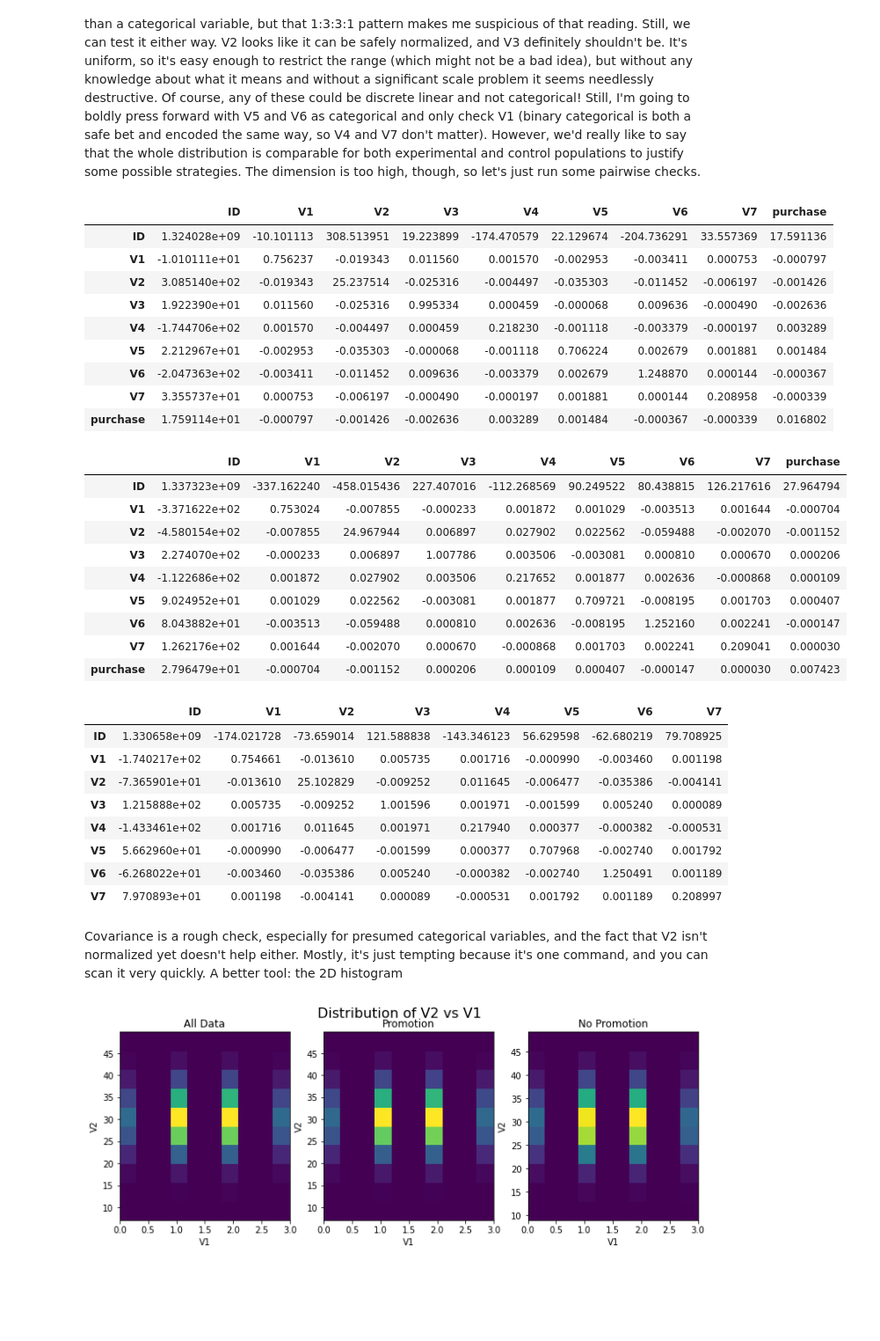
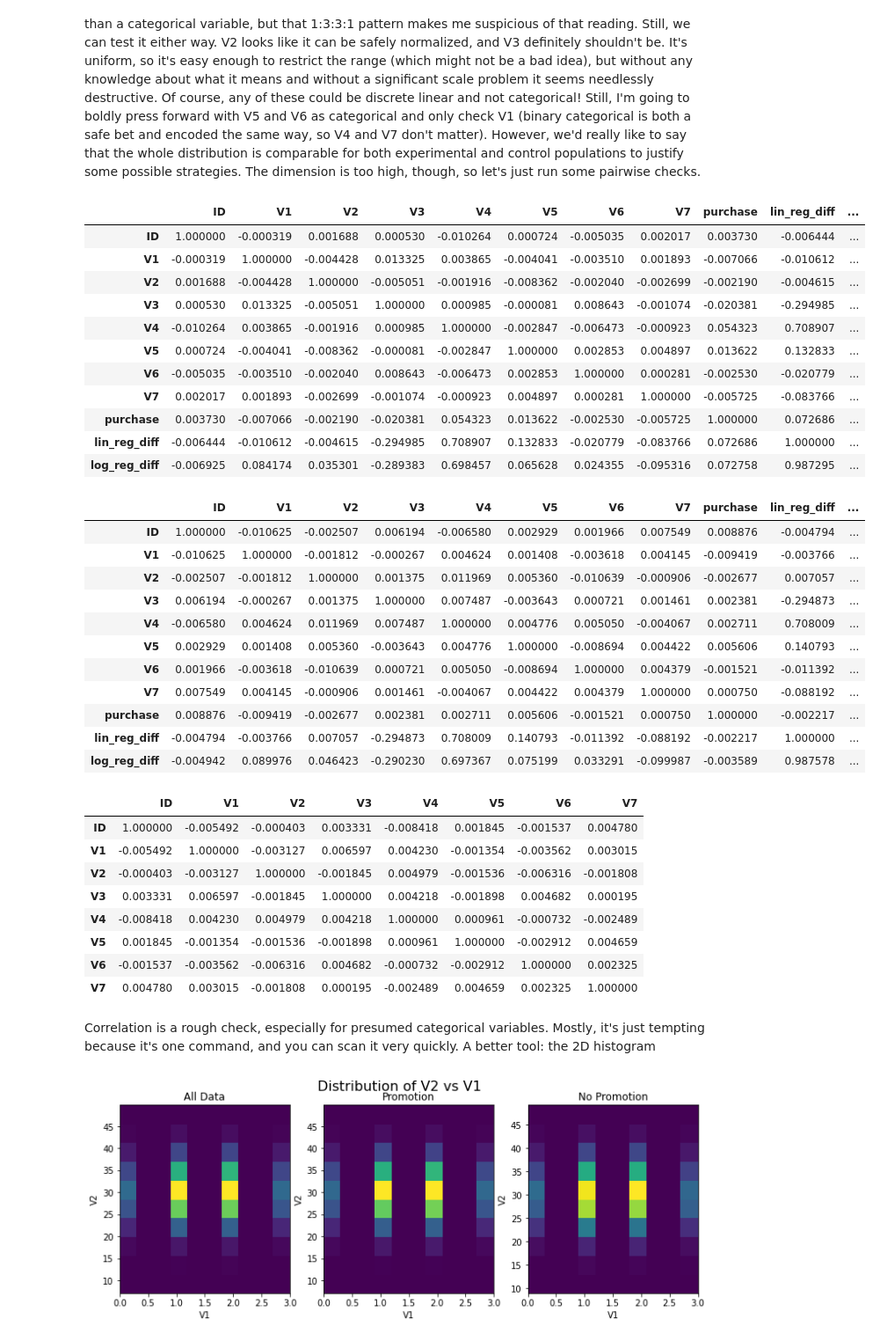
Before and after one commit to crgl/starbucks, a Jupyter notebook: Starbucks.ipynb, the cells around one changed output. Shown at 88% size. Drawn from its saved outputs; the diff is of its cells as text; code cells hidden in the pictures; blank space fills up the shorter version.

```diff
--- a/Starbucks.ipynb
+++ b/Starbucks.ipynb
@@ -153,45 +153,49 @@ local_train_data = pd.concat([X_trainl, y_trainl], axis=1)
 promotion = local_train_data[local_train_data['Promotion'] == 'Yes']
 no_promotion = local_train_data[local_train_data['Promotion'] == 'No']
 # %%
-promotion.cov()
+promotion.corr()
 # %% [output]
-|  | ID | V1 | V2 | V3 | V4 | V5 | V6 | V7 | purchase |
-| ID | 1.324028e+09 | -10.101113 | 308.513951 | 19.223899 | -174.470579 | 22.129674 | -204.736291 | 33.557369 | 17.591136 |
-| V1 | -1.010111e+01 | 0.756237 | -0.019343 | 0.011560 | 0.001570 | -0.002953 | -0.003411 | 0.000753 | -0.000797 |
-| V2 | 3.085140e+02 | -0.019343 | 25.237514 | -0.025316 | -0.004497 | -0.035303 | -0.011452 | -0.006197 | -0.001426 |
-| V3 | 1.922390e+01 | 0.011560 | -0.025316 | 0.995334 | 0.000459 | -0.000068 | 0.009636 | -0.000490 | -0.002636 |
-| V4 | -1.744706e+02 | 0.001570 | -0.004497 | 0.000459 | 0.218230 | -0.001118 | -0.003379 | -0.000197 | 0.003289 |
-| V5 | 2.212967e+01 | -0.002953 | -0.035303 | -0.000068 | -0.001118 | 0.706224 | 0.002679 | 0.001881 | 0.001484 |
-| V6 | -2.047363e+02 | -0.003411 | -0.011452 | 0.009636 | -0.003379 | 0.002679 | 1.248870 | 0.000144 | -0.000367 |
-| V7 | 3.355737e+01 | 0.000753 | -0.006197 | -0.000490 | -0.000197 | 0.001881 | 0.000144 | 0.208958 | -0.000339 |
-| purchase | 1.759114e+01 | -0.000797 | -0.001426 | -0.002636 | 0.003289 | 0.001484 | -0.000367 | -0.000339 | 0.016802 |
+|  | ID | V1 | V2 | V3 | V4 | V5 | V6 | V7 | purchase | lin_reg_diff | ... |
+| ID | 1.000000 | -0.000319 | 0.001688 | 0.000530 | -0.010264 | 0.000724 | -0.005035 | 0.002017 | 0.003730 | -0.006444 | ... |
+| V1 | -0.000319 | 1.000000 | -0.004428 | 0.013325 | 0.003865 | -0.004041 | -0.003510 | 0.001893 | -0.007066 | -0.010612 | ... |
+| V2 | 0.001688 | -0.004428 | 1.000000 | -0.005051 | -0.001916 | -0.008362 | -0.002040 | -0.002699 | -0.002190 | -0.004615 | ... |
+| V3 | 0.000530 | 0.013325 | -0.005051 | 1.000000 | 0.000985 | -0.000081 | 0.008643 | -0.001074 | -0.020381 | -0.294985 | ... |
+| V4 | -0.010264 | 0.003865 | -0.001916 | 0.000985 | 1.000000 | -0.002847 | -0.006473 | -0.000923 | 0.054323 | 0.708907 | ... |
+| V5 | 0.000724 | -0.004041 | -0.008362 | -0.000081 | -0.002847 | 1.000000 | 0.002853 | 0.004897 | 0.013622 | 0.132833 | ... |
+| V6 | -0.005035 | -0.003510 | -0.002040 | 0.008643 | -0.006473 | 0.002853 | 1.000000 | 0.000281 | -0.002530 | -0.020779 | ... |
+| V7 | 0.002017 | 0.001893 | -0.002699 | -0.001074 | -0.000923 | 0.004897 | 0.000281 | 1.000000 | -0.005725 | -0.083766 | ... |
+| purchase | 0.003730 | -0.007066 | -0.002190 | -0.020381 | 0.054323 | 0.013622 | -0.002530 | -0.005725 | 1.000000 | 0.072686 | ... |
+| lin_reg_diff | -0.006444 | -0.010612 | -0.004615 | -0.294985 | 0.708907 | 0.132833 | -0.020779 | -0.083766 | 0.072686 | 1.000000 | ... |
+| log_reg_diff | -0.006925 | 0.084174 | 0.035301 | -0.289383 | 0.698457 | 0.065628 | 0.024355 | -0.095316 | 0.072758 | 0.987295 | ... |
 # %%
-no_promotion.cov()
+no_promotion.corr()
 # %% [output]
-|  | ID | V1 | V2 | V3 | V4 | V5 | V6 | V7 | purchase |
-| ID | 1.337323e+09 | -337.162240 | -458.015436 | 227.407016 | -112.268569 | 90.249522 | 80.438815 | 126.217616 | 27.964794 |
-| V1 | -3.371622e+02 | 0.753024 | -0.007855 | -0.000233 | 0.001872 | 0.001029 | -0.003513 | 0.001644 | -0.000704 |
-| V2 | -4.580154e+02 | -0.007855 | 24.967944 | 0.006897 | 0.027902 | 0.022562 | -0.059488 | -0.002070 | -0.001152 |
-| V3 | 2.274070e+02 | -0.000233 | 0.006897 | 1.007786 | 0.003506 | -0.003081 | 0.000810 | 0.000670 | 0.000206 |
-| V4 | -1.122686e+02 | 0.001872 | 0.027902 | 0.003506 | 0.217652 | 0.001877 | 0.002636 | -0.000868 | 0.000109 |
-| V5 | 9.024952e+01 | 0.001029 | 0.022562 | -0.003081 | 0.001877 | 0.709721 | -0.008195 | 0.001703 | 0.000407 |
-| V6 | 8.043882e+01 | -0.003513 | -0.059488 | 0.000810 | 0.002636 | -0.008195 | 1.252160 | 0.002241 | -0.000147 |
-| V7 | 1.262176e+02 | 0.001644 | -0.002070 | 0.000670 | -0.000868 | 0.001703 | 0.002241 | 0.209041 | 0.000030 |
-| purchase | 2.796479e+01 | -0.000704 | -0.001152 | 0.000206 | 0.000109 | 0.000407 | -0.000147 | 0.000030 | 0.007423 |
+|  | ID | V1 | V2 | V3 | V4 | V5 | V6 | V7 | purchase | lin_reg_diff | ... |
+| ID | 1.000000 | -0.010625 | -0.002507 | 0.006194 | -0.006580 | 0.002929 | 0.001966 | 0.007549 | 0.008876 | -0.004794 | ... |
+| V1 | -0.010625 | 1.000000 | -0.001812 | -0.000267 | 0.004624 | 0.001408 | -0.003618 | 0.004145 | -0.009419 | -0.003766 | ... |
+| V2 | -0.002507 | -0.001812 | 1.000000 | 0.001375 | 0.011969 | 0.005360 | -0.010639 | -0.000906 | -0.002677 | 0.007057 | ... |
+| V3 | 0.006194 | -0.000267 | 0.001375 | 1.000000 | 0.007487 | -0.003643 | 0.000721 | 0.001461 | 0.002381 | -0.294873 | ... |
+| V4 | -0.006580 | 0.004624 | 0.011969 | 0.007487 | 1.000000 | 0.004776 | 0.005050 | -0.004067 | 0.002711 | 0.708009 | ... |
+| V5 | 0.002929 | 0.001408 | 0.005360 | -0.003643 | 0.004776 | 1.000000 | -0.008694 | 0.004422 | 0.005606 | 0.140793 | ... |
+| V6 | 0.001966 | -0.003618 | -0.010639 | 0.000721 | 0.005050 | -0.008694 | 1.000000 | 0.004379 | -0.001521 | -0.011392 | ... |
+| V7 | 0.007549 | 0.004145 | -0.000906 | 0.001461 | -0.004067 | 0.004422 | 0.004379 | 1.000000 | 0.000750 | -0.088192 | ... |
+| purchase | 0.008876 | -0.009419 | -0.002677 | 0.002381 | 0.002711 | 0.005606 | -0.001521 | 0.000750 | 1.000000 | -0.002217 | ... |
+| lin_reg_diff | -0.004794 | -0.003766 | 0.007057 | -0.294873 | 0.708009 | 0.140793 | -0.011392 | -0.088192 | -0.002217 | 1.000000 | ... |
+| log_reg_diff | -0.004942 | 0.089976 | 0.046423 | -0.290230 | 0.697367 | 0.075199 | 0.033291 | -0.099987 | -0.003589 | 0.987578 | ... |
 # %%
-X_trainl.cov()
+X_trainl.corr()
 # %% [output]
 |  | ID | V1 | V2 | V3 | V4 | V5 | V6 | V7 |
-| ID | 1.330658e+09 | -174.021728 | -73.659014 | 121.588838 | -143.346123 | 56.629598 | -62.680219 | 79.708925 |
-| V1 | -1.740217e+02 | 0.754661 | -0.013610 | 0.005735 | 0.001716 | -0.000990 | -0.003460 | 0.001198 |
-| V2 | -7.365901e+01 | -0.013610 | 25.102829 | -0.009252 | 0.011645 | -0.006477 | -0.035386 | -0.004141 |
-| V3 | 1.215888e+02 | 0.005735 | -0.009252 | 1.001596 | 0.001971 | -0.001599 | 0.005240 | 0.000089 |
-| V4 | -1.433461e+02 | 0.001716 | 0.011645 | 0.001971 | 0.217940 | 0.000377 | -0.000382 | -0.000531 |
-| V5 | 5.662960e+01 | -0.000990 | -0.006477 | -0.001599 | 0.000377 | 0.707968 | -0.002740 | 0.001792 |
-| V6 | -6.268022e+01 | -0.003460 | -0.035386 | 0.005240 | -0.000382 | -0.002740 | 1.250491 | 0.001189 |
-| V7 | 7.970893e+01 | 0.001198 | -0.004141 | 0.000089 | -0.000531 | 0.001792 | 0.001189 | 0.208997 |
+| ID | 1.000000 | -0.005492 | -0.000403 | 0.003331 | -0.008418 | 0.001845 | -0.001537 | 0.004780 |
+| V1 | -0.005492 | 1.000000 | -0.003127 | 0.006597 | 0.004230 | -0.001354 | -0.003562 | 0.003015 |
+| V2 | -0.000403 | -0.003127 | 1.000000 | -0.001845 | 0.004979 | -0.001536 | -0.006316 | -0.001808 |
+| V3 | 0.003331 | 0.006597 | -0.001845 | 1.000000 | 0.004218 | -0.001898 | 0.004682 | 0.000195 |
+| V4 | -0.008418 | 0.004230 | 0.004979 | 0.004218 | 1.000000 | 0.000961 | -0.000732 | -0.002489 |
+| V5 | 0.001845 | -0.001354 | -0.001536 | -0.001898 | 0.000961 | 1.000000 | -0.002912 | 0.004659 |
+| V6 | -0.001537 | -0.003562 | -0.006316 | 0.004682 | -0.000732 | -0.002912 | 1.000000 | 0.002325 |
+| V7 | 0.004780 | 0.003015 | -0.001808 | 0.000195 | -0.002489 | 0.004659 | 0.002325 | 1.000000 |
 # %% [markdown]
-Covariance is a rough check, especially for presumed categorical variables, and the fact that V2 isn't normalized yet doesn't help either. Mostly, it's just tempting because it's one command, and you can scan it very quickly. A better tool: the 2D histogram
+Correlation is a rough check, especially for presumed categorical variables. Mostly, it's just tempting because it's one command, and you can scan it very quickly. A better tool: the 2D histogram
 # %%
 for var1 in range(7):
     for var2 in range(var1 + 1, 7):
```
Also changed, not shown: parts of 131 cells of this notebook.
